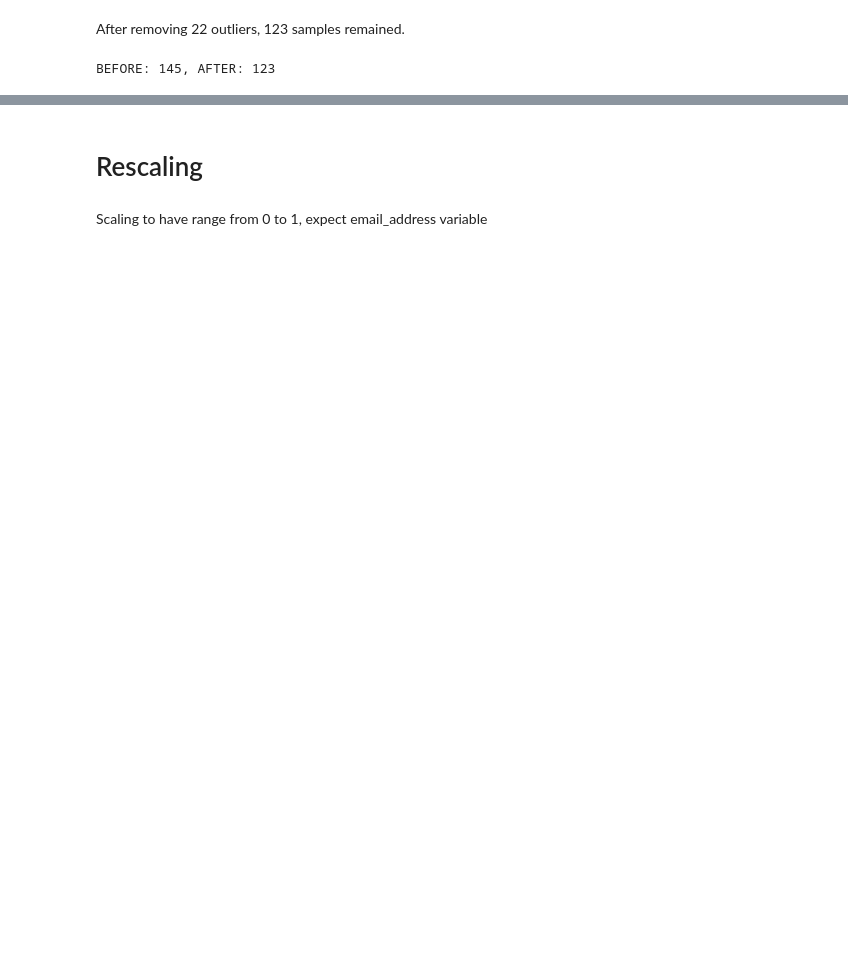
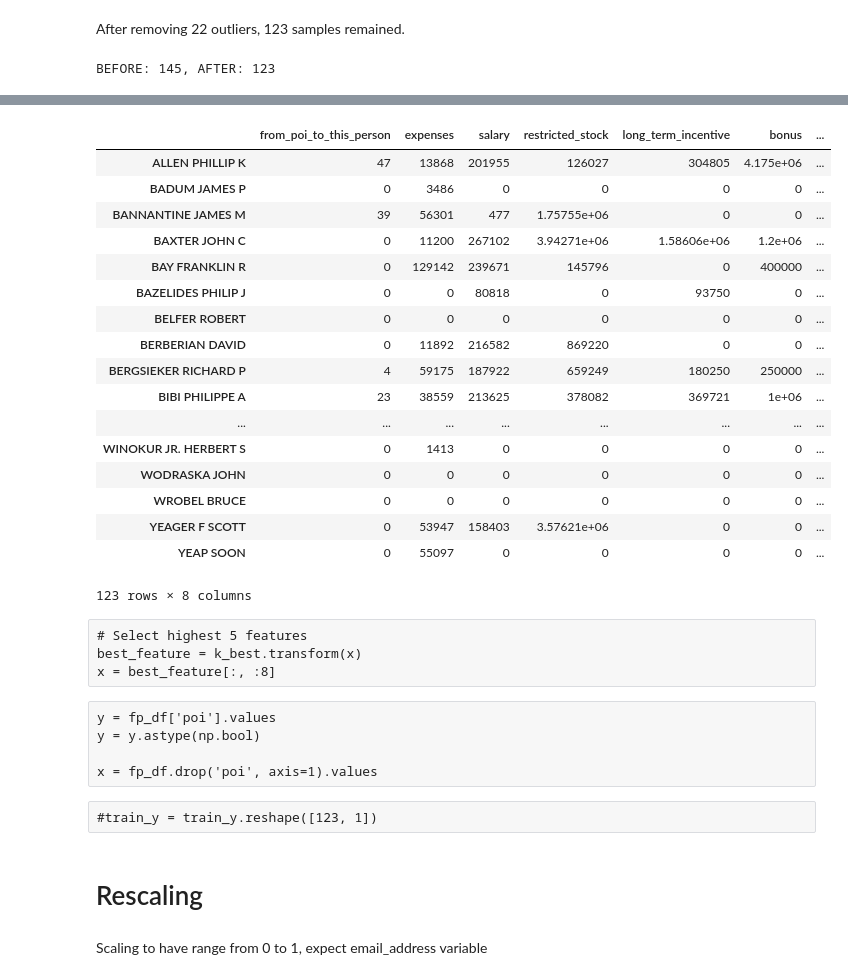
Before and after one commit to liprin1129/DataAnalyst, a Jupyter notebook: HomeWork/P5_ML/final_project/Final Project.ipynb, the cells around one changed output, grey strips where cells are left out. Cells and saved outputs as stored; diff of their text form; code cells hidden in the pictures; blank space fills up the shorter version.

```diff
--- a/HomeWork/P5_ML/final_project/Final Project.ipynb
+++ b/HomeWork/P5_ML/final_project/Final Project.ipynb
@@ -347,0 +344,12 @@ BEFORE: 145, AFTER: 123
+# %%
+y = fp_df['poi'].values
+y = y.astype(np.bool)
+
+x = fp_df.drop('poi', axis=1)
+
+# Select Useful Features
+'''x = fp_df[['exercised_stock_options', 'total_stock_value', 'bonus', 'salary',
+          'deferred_income', 'long_term_incentive', 'restricted_stock', 'total_payments',
+          'shared_receipt_with_poi']]'''
+
+#x = fp_df[['restricted_stock', 'total_payments']]
@@ -347,0 +358,19 @@ BEFORE: 145, AFTER: 123
+# %%
+from sklearn.feature_selection import SelectKBest
+
+k_best = SelectKBest()
+#k_best.fit(scaled_x, y)
+k_best.fit(x, y)
+#zip(x.keys(), k_best.scores_)
+scores = sorted(zip(x.keys(), k_best.scores_), key=lambda x: x[1], reverse=True)
+
+for i in scores:
+    print "{0}\t: {1}".format(i[0], i[1])
+
+# Select Features with scores over 5
+selected_features = []
+for name, score in scores:
+    if score > 5:
+        selected_features.append(name)
+
+selected_features
@@ -348,2 +401,34 @@ BEFORE: 145, AFTER: 123
+# %%
+fp_df[selected_features]
+# %% [output]
+|  | from_poi_to_this_person | expenses | salary | restricted_stock | long_term_incentive | bonus | ... |
+| ALLEN PHILLIP K | 47 | 13868 | 201955 | 126027 | 304805 | 4.175e+06 | ... |
+| BADUM JAMES P | 0 | 3486 | 0 | 0 | 0 | 0 | ... |
+| BANNANTINE JAMES M | 39 | 56301 | 477 | 1.75755e+06 | 0 | 0 | ... |
+| BAXTER JOHN C | 0 | 11200 | 267102 | 3.94271e+06 | 1.58606e+06 | 1.2e+06 | ... |
+| BAY FRANKLIN R | 0 | 129142 | 239671 | 145796 | 0 | 400000 | ... |
+| BAZELIDES PHILIP J | 0 | 0 | 80818 | 0 | 93750 | 0 | ... |
+| BELFER ROBERT | 0 | 0 | 0 | 0 | 0 | 0 | ... |
+| BERBERIAN DAVID | 0 | 11892 | 216582 | 869220 | 0 | 0 | ... |
+| BERGSIEKER RICHARD P | 4 | 59175 | 187922 | 659249 | 180250 | 250000 | ... |
+| BIBI PHILIPPE A | 23 | 38559 | 213625 | 378082 | 369721 | 1e+06 | ... |
+| ... | ... | ... | ... | ... | ... | ... | ... |
+| WINOKUR JR. HERBERT S | 0 | 1413 | 0 | 0 | 0 | 0 | ... |
+| WODRASKA JOHN | 0 | 0 | 0 | 0 | 0 | 0 | ... |
+| WROBEL BRUCE | 0 | 0 | 0 | 0 | 0 | 0 | ... |
+| YEAGER F SCOTT | 0 | 53947 | 158403 | 3.57621e+06 | 0 | 0 | ... |
+| YEAP SOON | 0 | 55097 | 0 | 0 | 0 | 0 | ... |
+123 rows × 8 columns
+# %% [raw]
+# Select highest 5 features
+best_feature = k_best.transform(x)
+x = best_feature[:, :8]
+# %% [raw]
+y = fp_df['poi'].values
+y = y.astype(np.bool)
+
+x = fp_df.drop('poi', axis=1).values
+# %% [raw]
+#train_y = train_y.reshape([123, 1])
 # %% [markdown]
 # Rescaling
```
Also changed, not shown: parts of 40 cells of this notebook.
